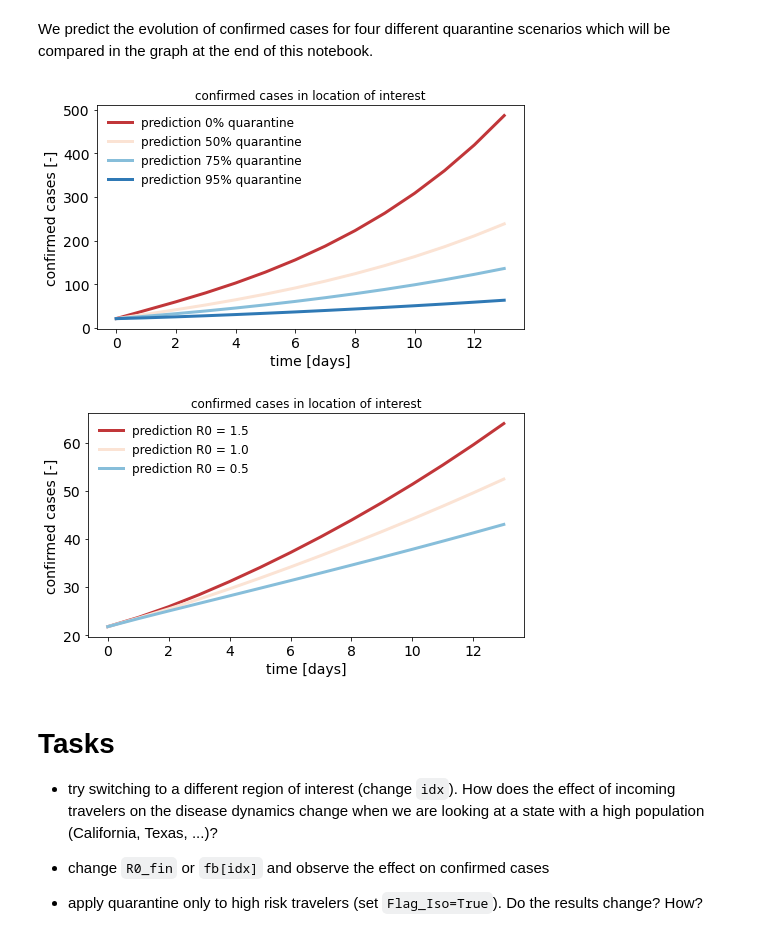
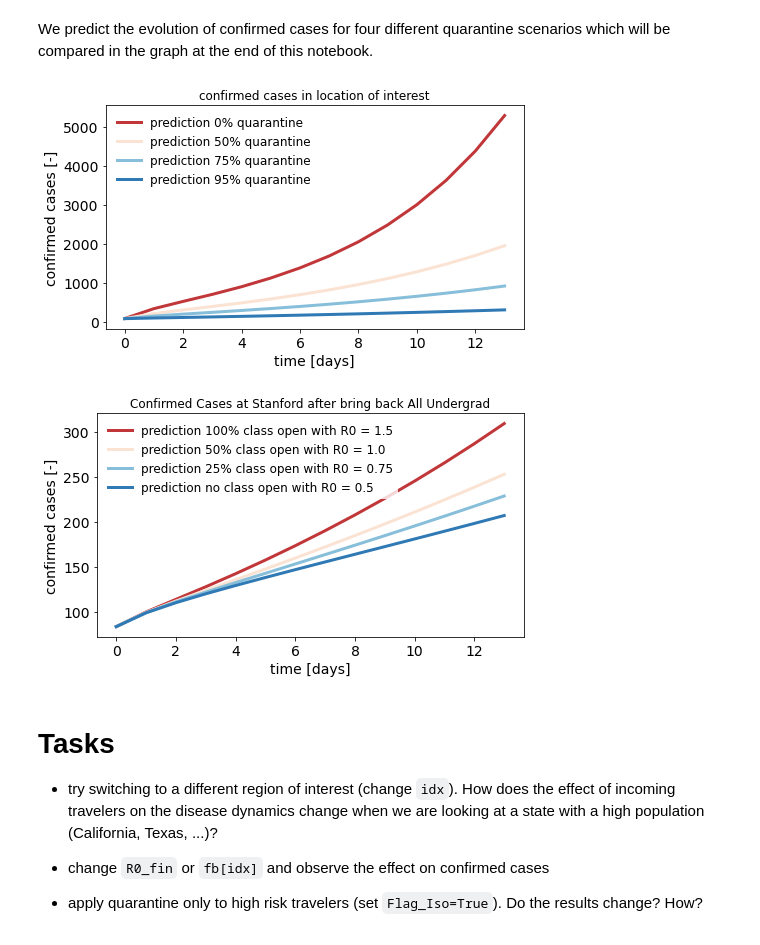
Before and after one commit to acehu970601/COVID-19-Data-Modeling, a Jupyter notebook: network_SEIR.ipynb, the cells around one changed output. Saved outputs shown, nothing was run; the diff lists cells and outputs as text; code cells hidden in the pictures.

```diff
--- a/network_SEIR.ipynb
+++ b/network_SEIR.ipynb
@@ -70,8 +70,12 @@ For the purpose of this exercise, we will assume that this fictional incoming pa
 In the next cell, we are saving the incoming passenger data and the contact rates beta for every state in numpy arrays (vectors). In addition, we are calculating the expected number of incoming infectious passengers for each state, so that we can implement selective quarantine strategies.
 # %%
 # incoming passenger data
-incoming = df_summ['UG1']# +df_summ['UG2']+df_summ['UG3']+df_summ['UG4']+df_summ['UG5']
-# A_all = incoming.to_numpy()
+incoming = df_summ['UG1'] + df_summ['UG2'] + df_summ['UG3'] + df_summ['UG4'] + df_summ['UG5']# +df_summ['UG2']+df_summ['UG3']+df_summ['UG4']+df_summ['UG5']
+# incoming = df_summ['UG2'] + df_summ['UG4'] + df_summ['UG5']
+undergrad_tag = ['','Frosh', 'Sophomore', 'Junior', 'Senior']
+bring_back_pop = undergrad_tag[2] + ' and ' + undergrad_tag[4]
+bring_back_pop = 'All Undergrad'
+A_all = incoming.to_numpy()
 #calculate the incoming infectious as I_0*Incoming_passenger
 df_summ['Incoming Infectious']= df_summ['I_0'].mul(incoming)
 # contact rates
@@ -270,17 +276,22 @@ quarantine_sc = 0.95
 ## RO = 1.5
 R0_fin = 1.5 ## assumption
 fb[idx] = R0_fin * fc
-confirmed_75_R0_1_5 = forecasting(quarantine_sc, A_all, fb)
+confirmed_R0_1_5 = forecasting(quarantine_sc, A_all, fb)
 
 ## RO = 1.0
 R0_fin = 1.0 ## assumption
 fb[idx] = R0_fin * fc
-confirmed_75_R0_1_0 = forecasting(quarantine_sc, A_all, fb)
+confirmed_R0_1_0 = forecasting(quarantine_sc, A_all, fb)
+
+## RO = 0.75
+R0_fin = 0.75 ## assumption
+fb[idx] = R0_fin * fc
+confirmed_R0_0_75 = forecasting(quarantine_sc, A_all, fb)
 
 ## R0 = 0.5
 R0_fin = 0.5 ## assumption
 fb[idx] = R0_fin * fc
-confirmed_75_R0_0_5 = forecasting(quarantine_sc, A_all, fb)
+confirmed_R0_0_5 = forecasting(quarantine_sc, A_all, fb)
 # %%
 #%% ################### Plot results #######################################
 
@@ -314,39 +325,41 @@ plt.title('confirmed cases in location of interest')
 
 plt.tight_layout()
 # %% [output]
-[figure, old version]
+[figure, new version]
 # %%
 #%% ################### Plot results #######################################
 
 t = np.arange(0,Tmax, dt)
 days = np.arange(0,Tmax, 1)
 skip = int(1/dt)
 
 # color palette
 Color_p = sns.color_palette("RdBu", 6)
 
 fig, ax1 = plt.subplots(figsize=(500/72,300/72))
 
 
-ax1.plot(days, confirmed_75_R0_1_5[::skip],color = Color_p[0],lw=3,zorder=1, label=r'prediction R0 = 1.5') #
-ax1.plot(days, confirmed_75_R0_1_0 [::skip],color = Color_p[2],lw=3,zorder=1, label=r'prediction R0 = 1.0') #
-ax1.plot(days, confirmed_75_R0_0_5 [::skip],color = Color_p[4],lw=3,zorder=1, label=r'prediction R0 = 0.5') #
+ax1.plot(days, confirmed_R0_1_5[::skip],color = Color_p[0],lw=3,zorder=1, label=r'prediction 100% class open with R0 = 1.5') #
+ax1.plot(days, confirmed_R0_1_0 [::skip],color = Color_p[2],lw=3,zorder=1, label=r'prediction 50% class open with R0 = 1.0') #
+ax1.plot(days, confirmed_R0_0_75 [::skip],color = Color_p[4],lw=3,zorder=1, label=r'prediction 25% class open with R0 = 0.75')
+ax1.plot(days, confirmed_R0_0_5 [::skip],color = Color_p[5],lw=3,zorder=1, label=r'prediction no class open with R0 = 0.5') #
 
 
 leg = plt.legend(loc='upper left',fontsize='large',frameon=True)
 leg.get_frame().set_linewidth(0.0)
 
 ax1.xaxis.set_tick_params(labelsize=14)
 ax1.yaxis.set_tick_params(labelsize=14)
 
 plt.ylabel('confirmed cases [-]',fontsize=14)
 plt.xlabel('time [days]',fontsize=14)
-plt.title('confirmed cases in location of interest')
+plt.title('Confirmed Cases at Stanford after bring back ' + bring_back_pop)
 
 
 plt.tight_layout()
+plt.savefig(bring_back_pop + '.jpg')
 # %% [output]
-[figure, old version]
+[figure, new version]
 # %% [markdown]
 # Tasks
 
```
Also changed, not shown: parts of 2 cells of this notebook, 7 other files.
